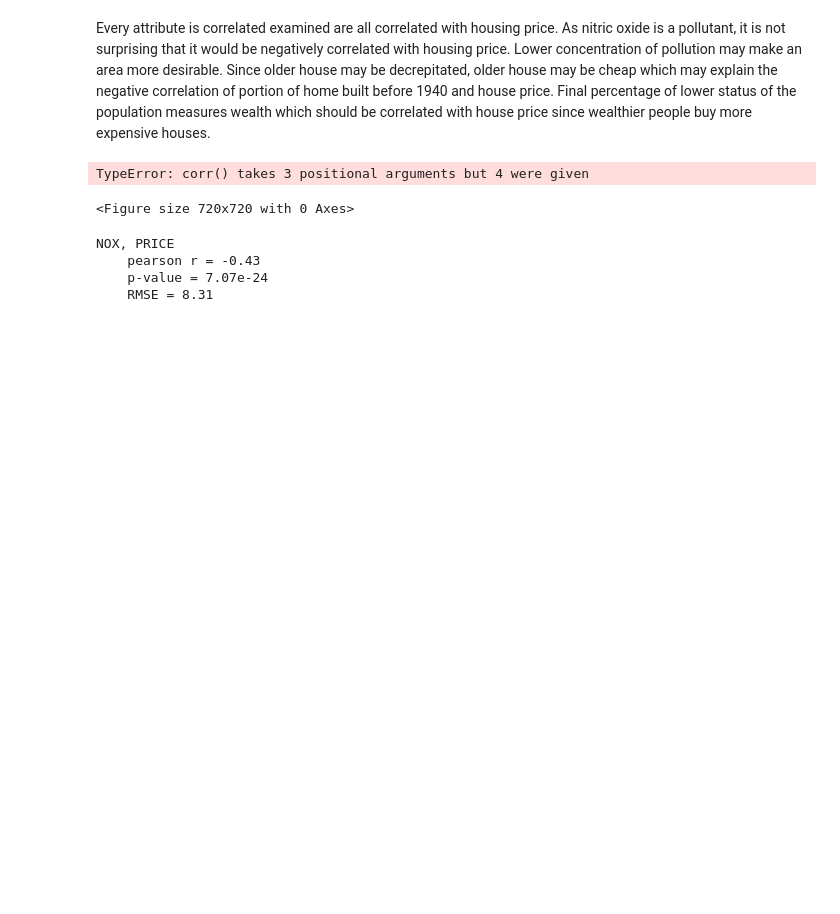
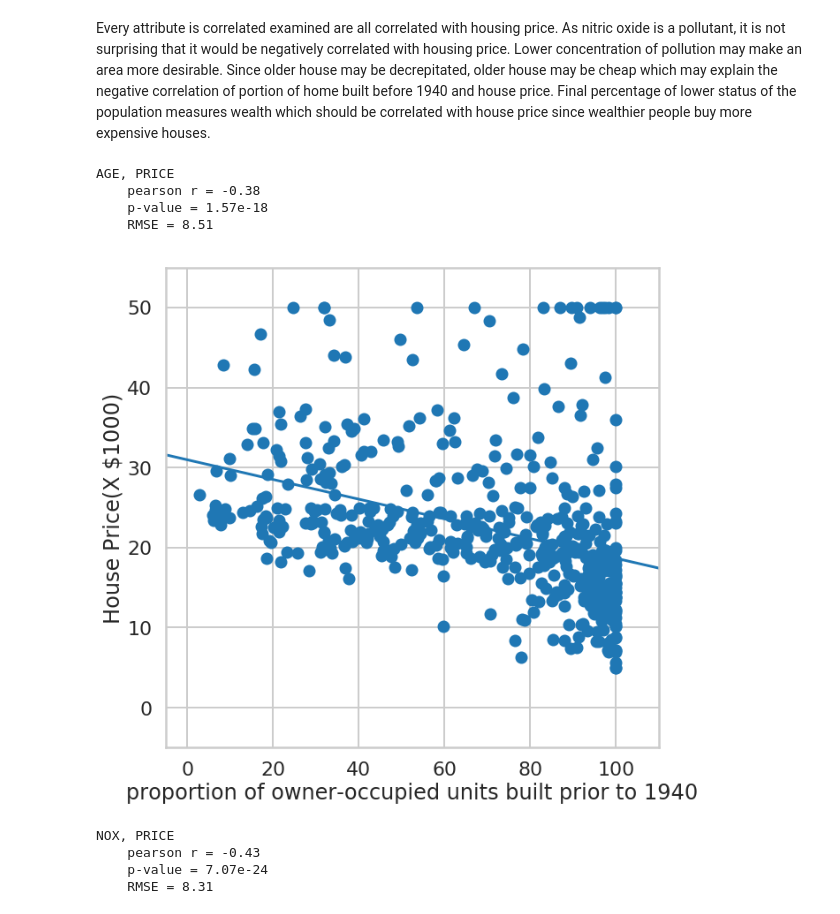
Before and after one commit to fullmetalchem15t/Springboard, a Jupyter notebook: linear_regression/Mini_Project_Linear_Regression.ipynb, the cells around one changed output. Drawn from its saved outputs; the diff is of its cells as text; code cells hidden in the pictures; blank space fills up the shorter version.

```diff
--- a/linear_regression/Mini_Project_Linear_Regression.ipynb
+++ b/linear_regression/Mini_Project_Linear_Regression.ipynb
@@ -338,16 +338,19 @@ Every attribute is correlated examined are all correlated with housing price. As
 # %%
 #proportion of owner-occupied units built prior to 1940 and price
 fig = plt.figure(figsize=(10,10))
-corr('AGE','PRICE',bos,'red')
+corr('AGE','PRICE',bos)
 
 plt.xlabel('proportion of owner-occupied units built prior to 1940')
 plt.ylabel('House Price(X $1000)')
 plt.xlim(-5,110)
 plt.ylim(-5,55)
 plt.show()
 # %% [output]
-TypeError: corr() takes 3 positional arguments but 4 were given
+AGE, PRICE
+    pearson r = -0.38
+    p-value = 1.57e-18
+    RMSE = 8.51
-<Figure size 720x720 with 0 Axes>
+[figure, added]
 # %%
 #Tax and price
 fig = plt.figure(figsize=(10,10))
```
Also changed, not shown: 2 other files.
